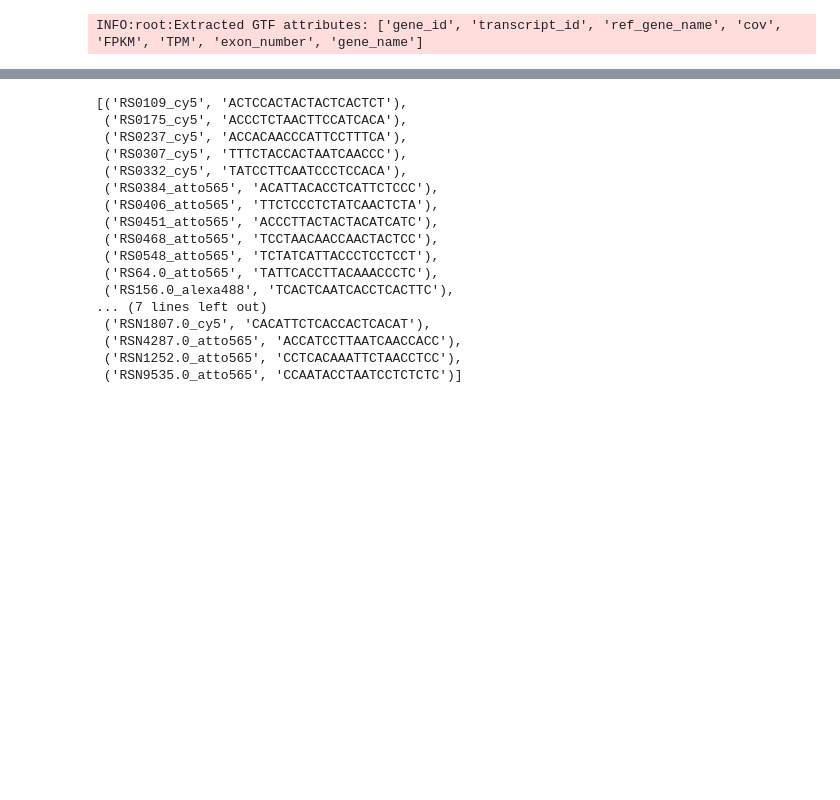
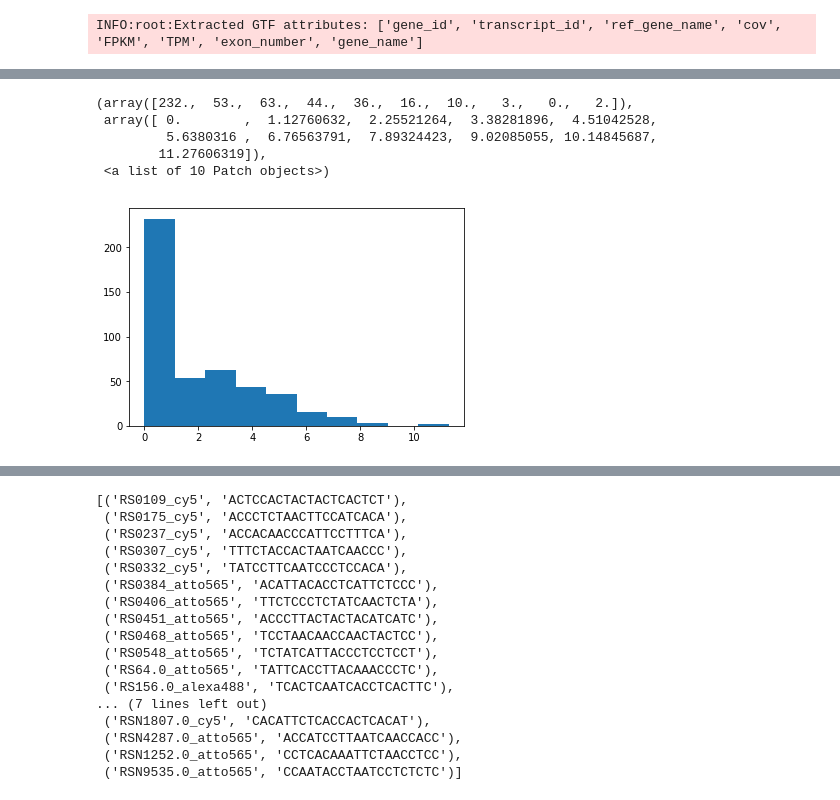
Before and after one commit to wollmanlab/seqfish_design, a Jupyter notebook: ca_celltype_v2/ca_genes_2.0.ipynb, the cells around one changed output, grey strips where cells are left out. Cells and saved outputs as stored; diff of their text form; code cells hidden in the pictures; blank space fills up the shorter version.

```diff
--- a/ca_celltype_v2/ca_genes_2.0.ipynb
+++ b/ca_celltype_v2/ca_genes_2.0.ipynb
@@ -160,3 +120,12 @@ plt.hist(catable.tid_fract[~np.isnan(catable.tid_fract)])
+# %%
+plt.hist(np.log2(catable.FPKM+1))
+# %% [output]
+(array([232.,  53.,  63.,  44.,  36.,  16.,  10.,   3.,   0.,   2.]),
+ array([ 0.        ,  1.12760632,  2.25521264,  3.38281896,  4.51042528,
+         5.6380316 ,  6.76563791,  7.89324423,  9.02085055, 10.14845687,
+        11.27606319]),
+ <a list of 10 Patch objects>)
+[figure, added]
 # %%
 catable
 # %% [output]
```
Also changed, not shown: parts of 28 cells of this notebook.
